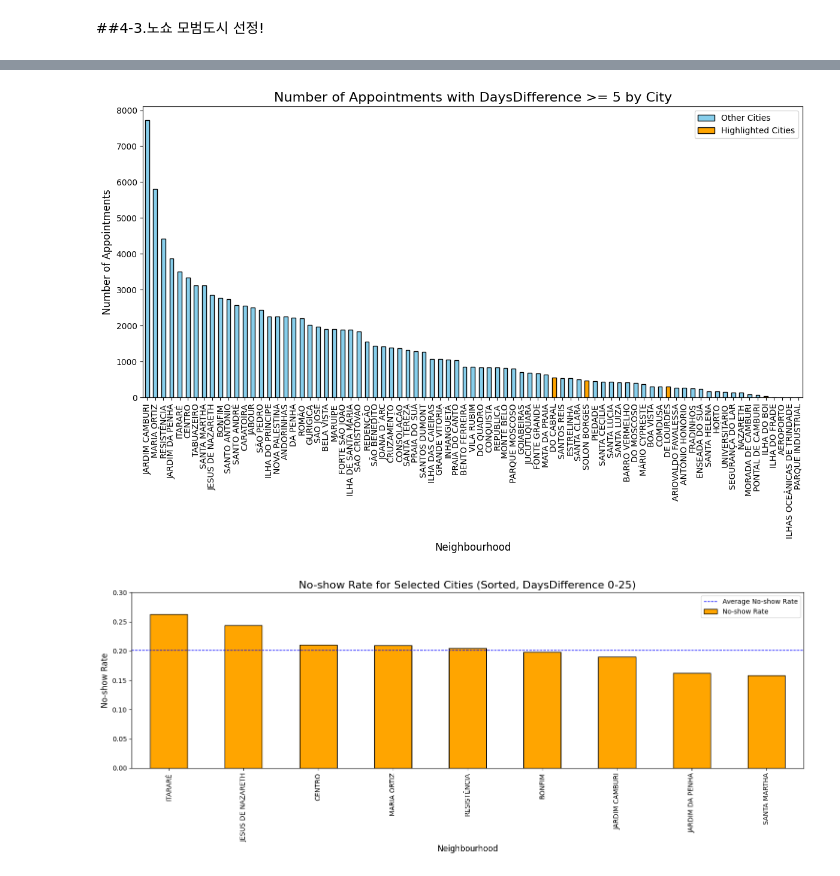
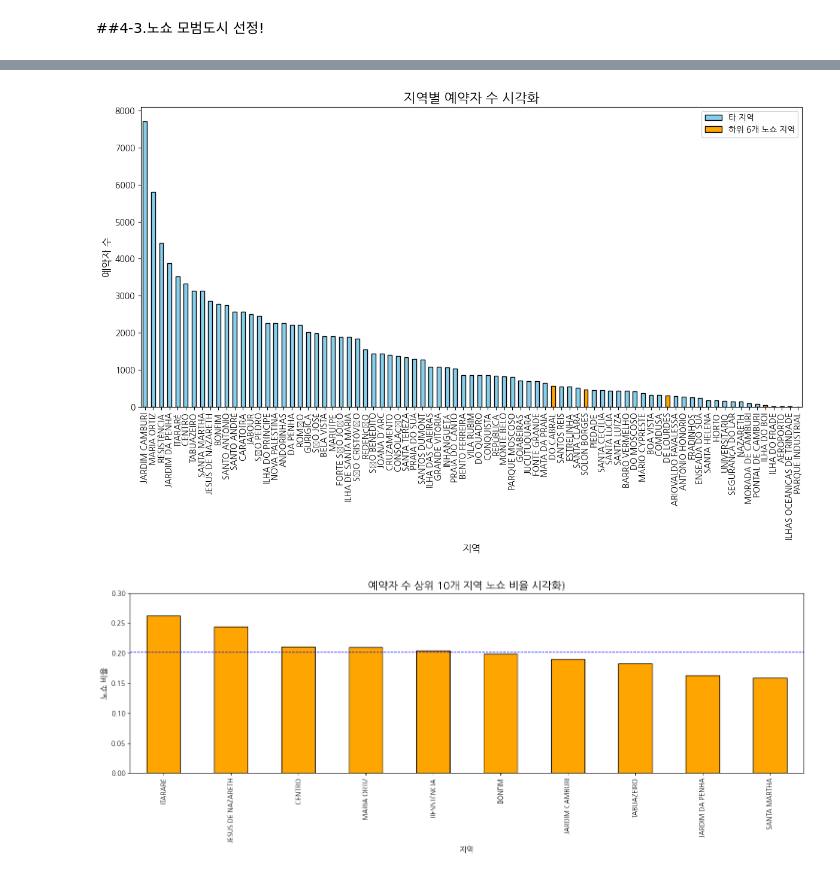
Before and after one commit to SeJunAn/blossom3912, a Jupyter notebook: 데이터분석/의료데이터 분석 경진대회/data.ipynb, the cells around one changed output, grey strips where cells are left out. Drawn from its saved outputs; the diff is of its cells as text; code cells hidden in the pictures.

```diff
--- a/데이터분석/의료데이터 분석 경진대회/data.ipynb
+++ b/데이터분석/의료데이터 분석 경진대회/data.ipynb
@@ -311,72 +341,70 @@ plt.show()
 # %%
-# Highlighted neighbourhoods
+# 강조할 지역들
 highlighted_neighbourhoods = [
     'DO CABRAL', 'DE LOURDES', 'SOLON BORGES',
     'MARIO CYPRESTE', 'AEROPORTO', 'ILHA DO BOI', 'PARQUE INDUSTRIAL'
 ]
 
-# Count the number of such cases for each neighbourhood
+# 지역별 예약자 수 계산
 day_difference_counts = df['Neighbourhood'].value_counts()
 
-# Create colors: highlight specific neighbourhoods
+# 강조 색상 설정
 colors = ['skyblue' if city not in highlighted_neighbourhoods else 'orange' for city in day_difference_counts.index]
 
-# Plot the data
+# 그래프 설정
 plt.figure(figsize=(12, 8))
 day_difference_counts.plot(kind='bar', color=colors, edgecolor='black')
-plt.title('Number of Appointments with DaysDifference >= 5 by City', fontsize=16)
-plt.xlabel('Neighbourhood', fontsize=12)
-plt.ylabel('Number of Appointments', fontsize=12)
+plt.title('지역별 예약자 수 시각화', fontsize=16)
+plt.xlabel('지역', fontsize=12)
+plt.ylabel('예약자 수', fontsize=12)
 plt.xticks(rotation=90)
 
-# Add legend for highlighted neighbourhoods
-from matplotlib.patches import Patch
+# 범례 추가
 legend_elements = [
-    Patch(facecolor='skyblue', edgecolor='black', label='Other Cities'),
-    Patch(facecolor='orange', edgecolor='black', label='Highlighted Cities')
+    Patch(facecolor='skyblue', edgecolor='black', label='타 지역'),
+    Patch(facecolor='orange', edgecolor='black', label='하위 6개 노쇼 지역')
 ]
 plt.legend(handles=legend_elements, loc='upper right')
 
-# Adjust layout and show plot
+# 그래프 생성
 plt.tight_layout()
 plt.show()
 # %% [output]
-[figure, old version]
+[figure, new version]
 # %%
-# Filter data for the selected cities and DaysDifference between 0 and 25
+# 예약자 수 상위 10개 지역 필터링
 filtered_data = df[
     (df['Neighbourhood'].isin(['JARDIM CAMBURI', 'MARIA ORTIZ', 'RESISTÊNCIA', 'JARDIM DA PENHA',
-                      'ITARARÉ', 'CENTRO','SANTA MARTHA', 'JESUS DE NAZARETH', 'BONFIM']))
+                      'ITARARÉ', 'CENTRO', 'TABUAZEIRO', 'SANTA MARTHA', 'JESUS DE NAZARETH', 'BONFIM']))
 ]
 
-# Calculate the no-show rate for each city within the range
+# 노쇼 비율 계산
 city_noshow_rate_filtered = (
     filtered_data.groupby(['Neighbourhood', 'No-show'])
     .size()
     .unstack(fill_value=0)
 )
 city_noshow_rate_filtered['No-show Rate'] = (
     city_noshow_rate_filtered['Yes'] / city_noshow_rate_filtered.sum(axis=1)
 )
 
-# Sort the no-show rates in descending order
+# 노쇼 비율 정렬
 city_noshow_rate_sorted = city_noshow_rate_filtered['No-show Rate'].sort_values(ascending=False)
 
-# Plot the sorted no-show rates for the selected cities
+# 그래프 설정
 plt.figure(figsize=(15, 6))
 city_noshow_rate_sorted.plot(kind='bar', color='orange', edgecolor='black')
 
-# Add a horizontal line at y = 0.2019
-plt.axhline(y=0.2019, color='blue', linestyle='--', linewidth=1, label='Average No-show Rate')
+# 평균 노쇼 기준선 추가(평균 : 0.2019)
+plt.axhline(y=0.2019, color='blue', linestyle='--', linewidth=1, label='평균 노쇼 비율')
 
-# Add title, labels, and legend
-plt.title('No-show Rate for Selected Cities (Sorted, DaysDifference 0-25)', fontsize=16)
-plt.xlabel('Neighbourhood', fontsize=12)
-plt.ylabel('No-show Rate', fontsize=12)
-plt.ylim(0, 0.3)  # Set consistent y-axis scale
+# 추가 그래프 설정
+plt.title('예약자 수 상위 10개 지역 노쇼 비율 시각화)', fontsize=16)
+plt.xlabel('지역', fontsize=12)
+plt.ylabel('노쇼 비율', fontsize=12)
+plt.ylim(0, 0.3)
 plt.xticks(rotation=90)
-plt.legend()
 plt.tight_layout()
 plt.show()
 # %% [output]
-[figure, old version]
+[figure, new version]
```
Also changed, not shown: parts of 15 cells of this notebook.
